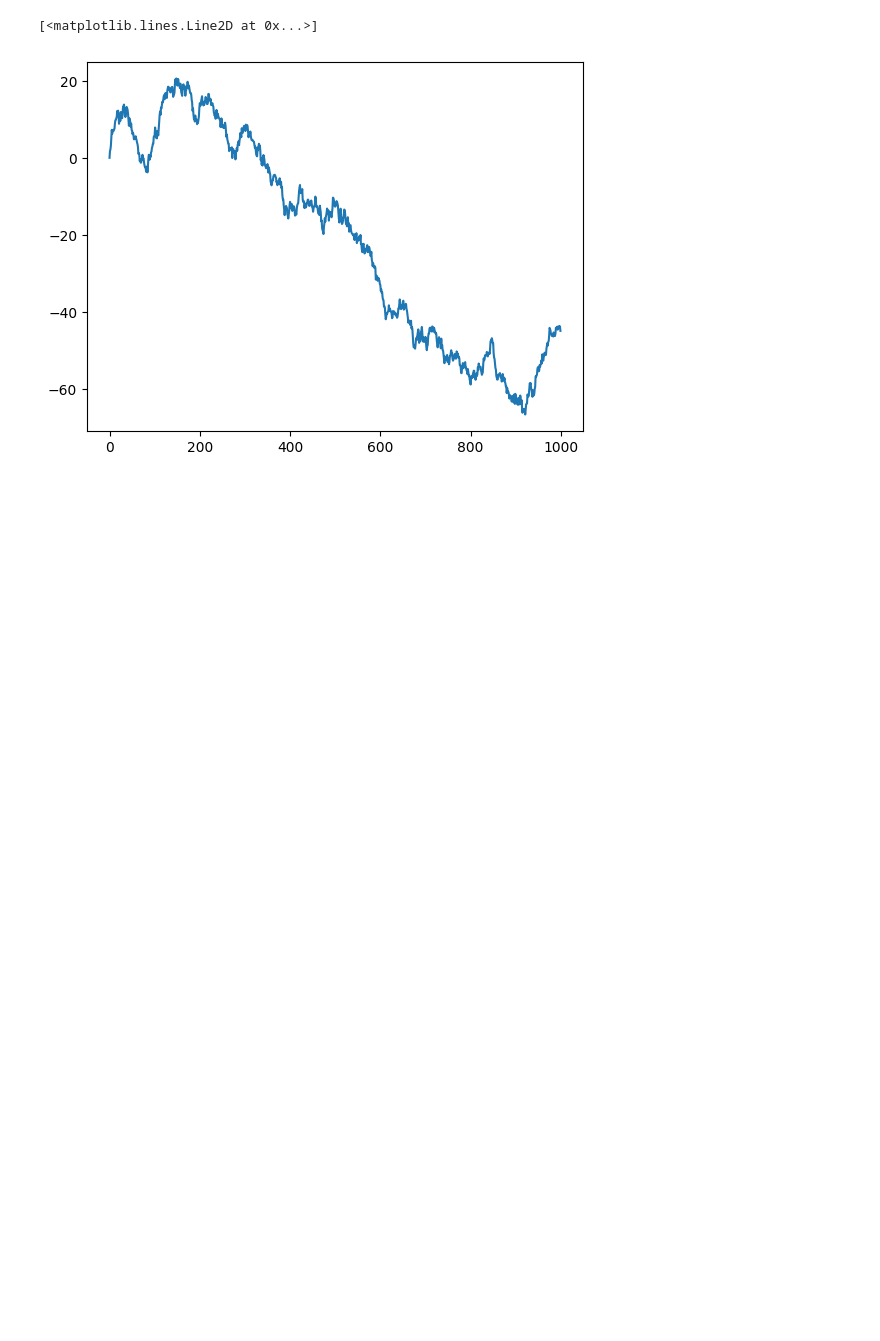
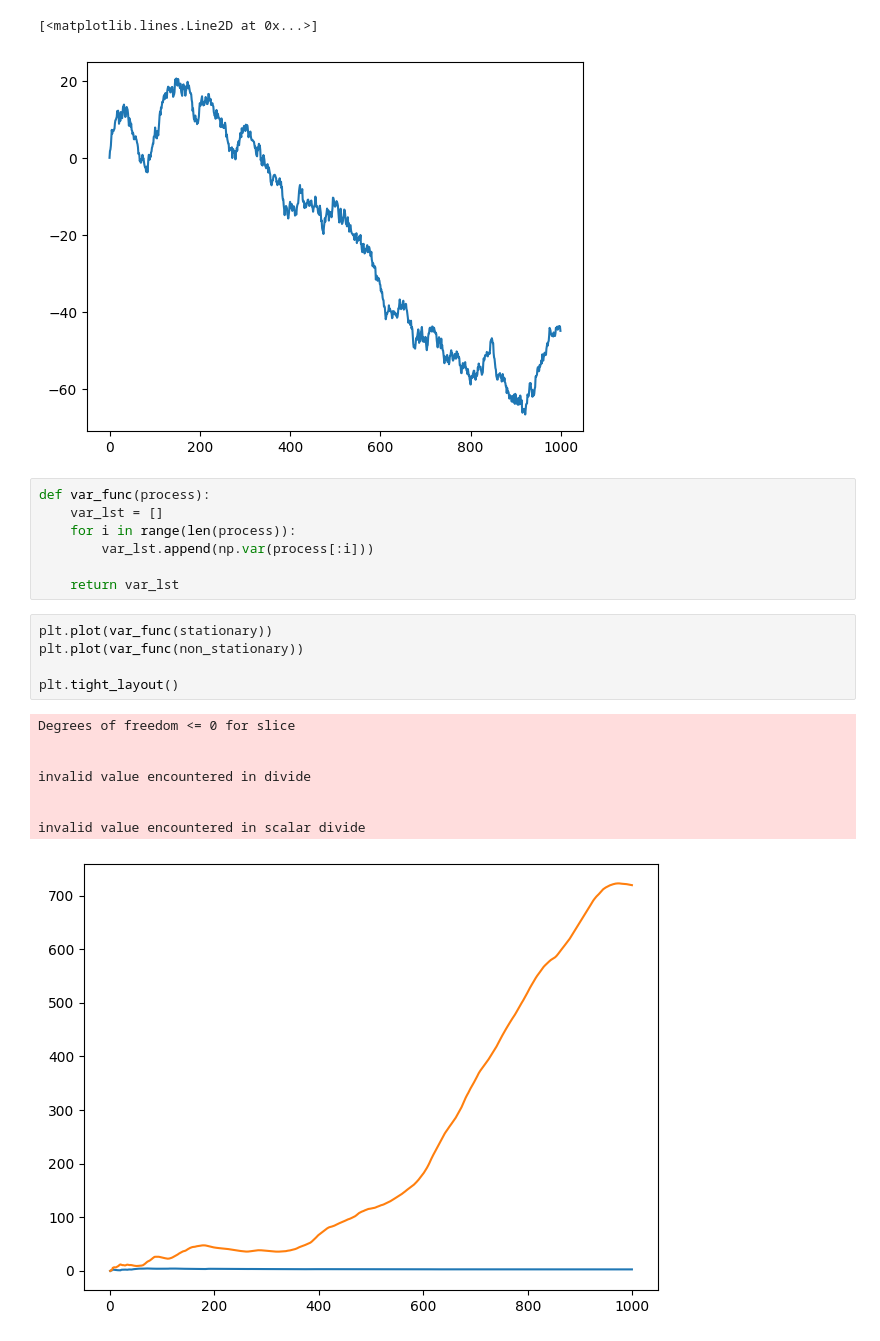
Before and after one commit to gkambasta/TimeSeries, a Jupyter notebook: Random_Walk.ipynb, the cells around one changed output. Drawn from its saved outputs; the diff is of its cells as text; blank space fills up the shorter version.

```diff
--- a/Random_Walk.ipynb
+++ b/Random_Walk.ipynb
@@ -303,3 +307,24 @@ plt.plot(non_stationary2)
 # %% [output]
 [<matplotlib.lines.Line2D at 0x...>]
 [figure]
+# %%
+def var_func(process):
+    var_lst = []
+    for i in range(len(process)):
+        var_lst.append(np.var(process[:i]))
+
+    return var_lst
+# %%
+plt.plot(var_func(stationary))
+plt.plot(var_func(non_stationary))
+
+plt.tight_layout()
+# %% [output]
+Degrees of freedom <= 0 for slice
+
+
+invalid value encountered in divide
+
+
+invalid value encountered in scalar divide
+[figure, added]
```
Also changed, not shown: parts of 9 cells of this notebook.
